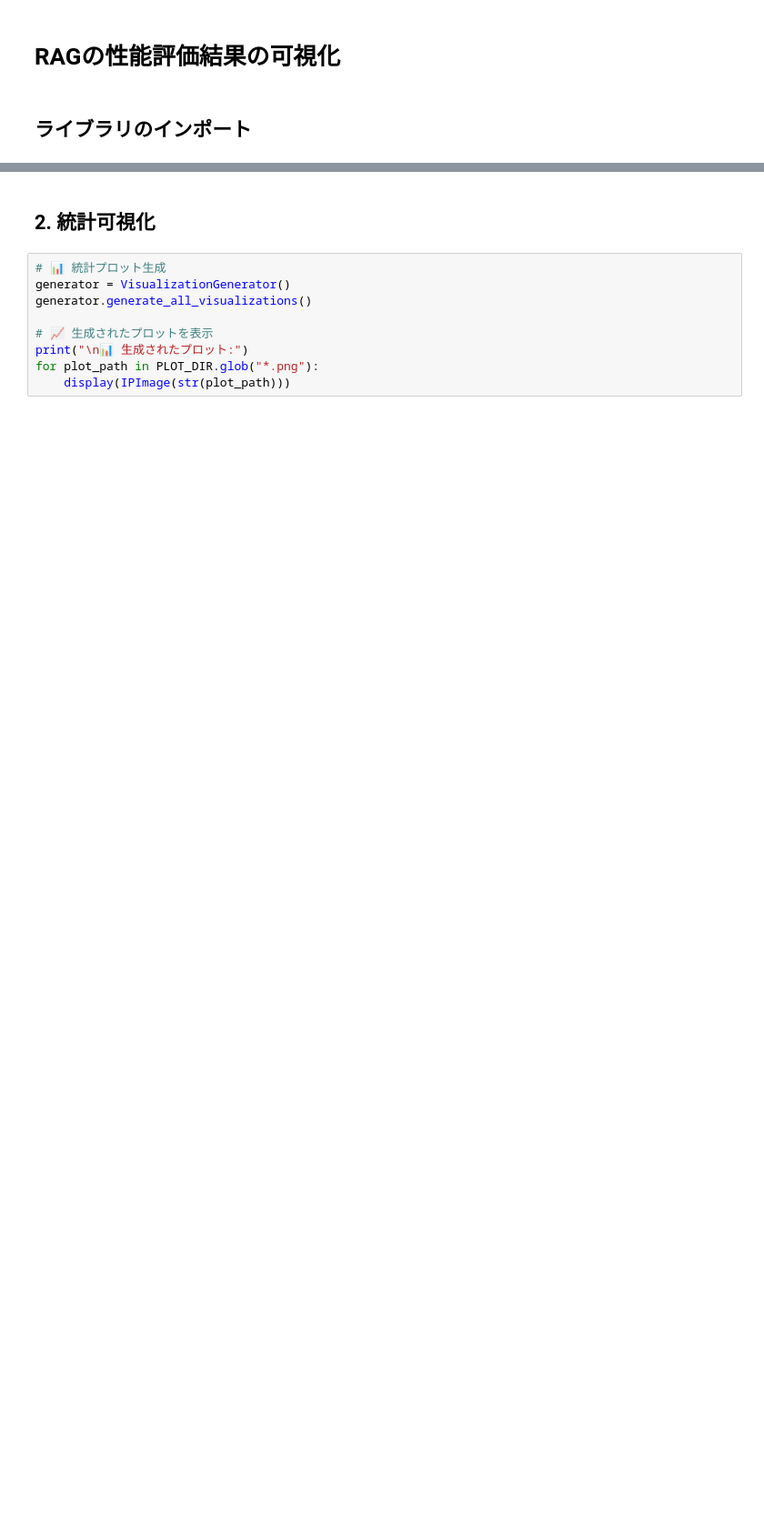
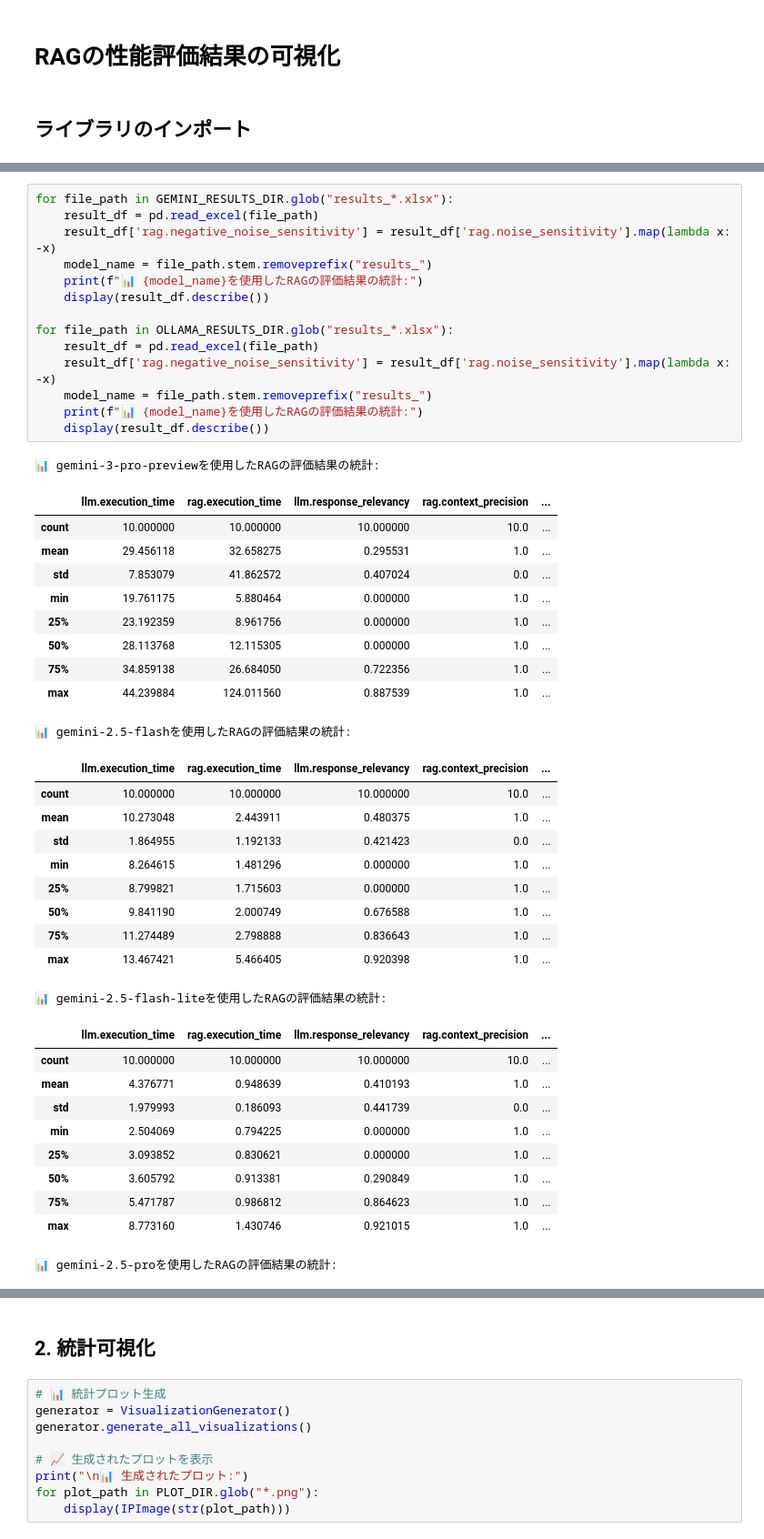
Before and after one commit to Hugkun/25_isco4, a Jupyter notebook: notebooks/visualize.ipynb, the cells around one changed output, grey strips where cells are left out. Shown at 91% size. Drawn from its saved outputs; the diff is of its cells as text; blank space fills up the shorter version.

```diff
--- a/notebooks/visualize.ipynb
+++ b/notebooks/visualize.ipynb
@@ -124,0 +88,46 @@ max             13.467421            5.466405                0.920398
+# %%
+for file_path in GEMINI_RESULTS_DIR.glob("results_*.xlsx"):
+    result_df = pd.read_excel(file_path)
+    result_df['rag.negative_noise_sensitivity'] = result_df['rag.noise_sensitivity'].map(lambda x: -x)
+    model_name = file_path.stem.removeprefix("results_")
+    print(f"📊 {model_name}を使用したRAGの評価結果の統計:")
+    display(result_df.describe())
+
+for file_path in OLLAMA_RESULTS_DIR.glob("results_*.xlsx"):
+    result_df = pd.read_excel(file_path)
+    result_df['rag.negative_noise_sensitivity'] = result_df['rag.noise_sensitivity'].map(lambda x: -x)
+    model_name = file_path.stem.removeprefix("results_")
+    print(f"📊 {model_name}を使用したRAGの評価結果の統計:")
+    display(result_df.describe())
+# %% [output]
+📊 gemini-3-pro-previewを使用したRAGの評価結果の統計:
+|  | llm.execution_time | rag.execution_time | llm.response_relevancy | rag.context_precision | ... |
+| count | 10.000000 | 10.000000 | 10.000000 | 10.0 | ... |
+| mean | 29.456118 | 32.658275 | 0.295531 | 1.0 | ... |
+| std | 7.853079 | 41.862572 | 0.407024 | 0.0 | ... |
+| min | 19.761175 | 5.880464 | 0.000000 | 1.0 | ... |
+| 25% | 23.192359 | 8.961756 | 0.000000 | 1.0 | ... |
+| 50% | 28.113768 | 12.115305 | 0.000000 | 1.0 | ... |
+| 75% | 34.859138 | 26.684050 | 0.722356 | 1.0 | ... |
+| max | 44.239884 | 124.011560 | 0.887539 | 1.0 | ... |
+📊 gemini-2.5-flashを使用したRAGの評価結果の統計:
+|  | llm.execution_time | rag.execution_time | llm.response_relevancy | rag.context_precision | ... |
+| count | 10.000000 | 10.000000 | 10.000000 | 10.0 | ... |
+| mean | 10.273048 | 2.443911 | 0.480375 | 1.0 | ... |
+| std | 1.864955 | 1.192133 | 0.421423 | 0.0 | ... |
+| min | 8.264615 | 1.481296 | 0.000000 | 1.0 | ... |
+| 25% | 8.799821 | 1.715603 | 0.000000 | 1.0 | ... |
+| 50% | 9.841190 | 2.000749 | 0.676588 | 1.0 | ... |
+| 75% | 11.274489 | 2.798888 | 0.836643 | 1.0 | ... |
+| max | 13.467421 | 5.466405 | 0.920398 | 1.0 | ... |
+📊 gemini-2.5-flash-liteを使用したRAGの評価結果の統計:
+|  | llm.execution_time | rag.execution_time | llm.response_relevancy | rag.context_precision | ... |
+| count | 10.000000 | 10.000000 | 10.000000 | 10.0 | ... |
+| mean | 4.376771 | 0.948639 | 0.410193 | 1.0 | ... |
+| std | 1.979993 | 0.186093 | 0.441739 | 0.0 | ... |
+| min | 2.504069 | 0.794225 | 0.000000 | 1.0 | ... |
+| 25% | 3.093852 | 0.830621 | 0.000000 | 1.0 | ... |
+| 50% | 3.605792 | 0.913381 | 0.290849 | 1.0 | ... |
+| 75% | 5.471787 | 0.986812 | 0.864623 | 1.0 | ... |
+| max | 8.773160 | 1.430746 | 0.921015 | 1.0 | ... |
+📊 gemini-2.5-proを使用したRAGの評価結果の統計:
```
Also changed, not shown: parts of 18 cells of this notebook, 4 other files.
